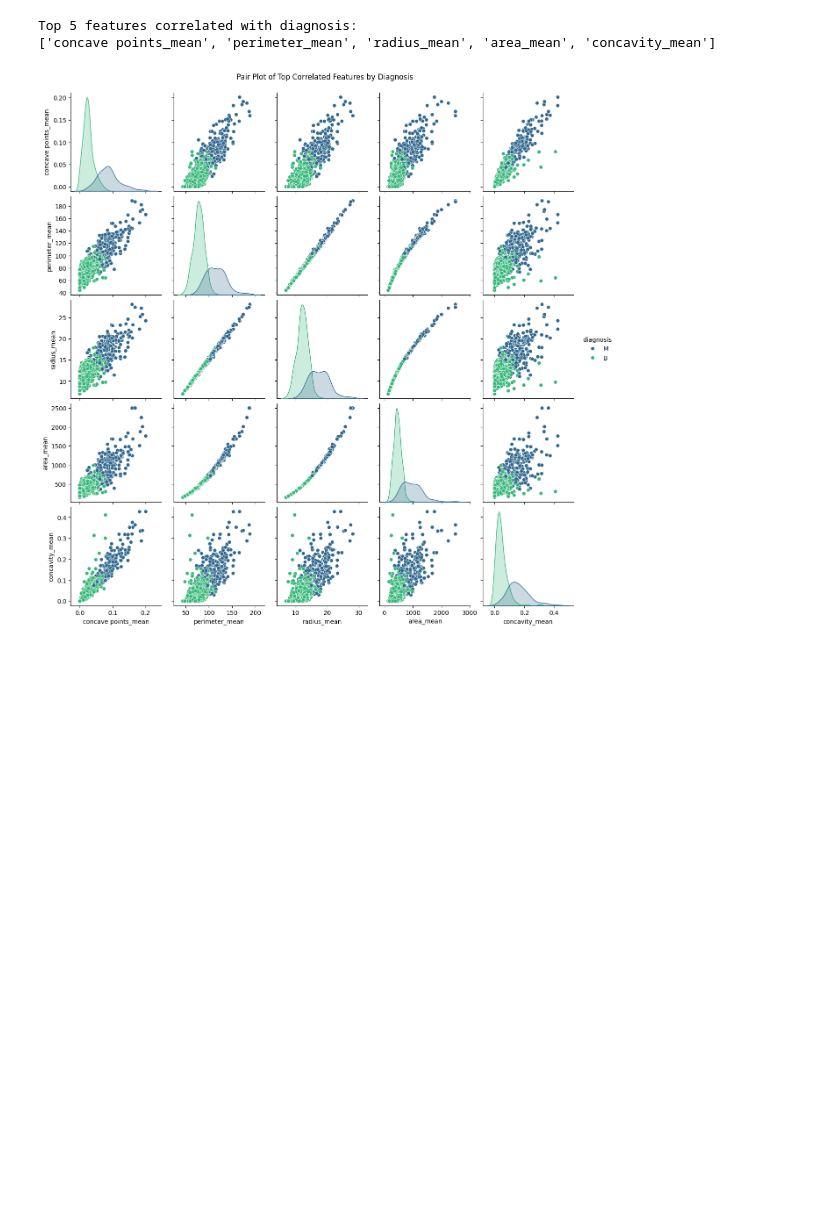
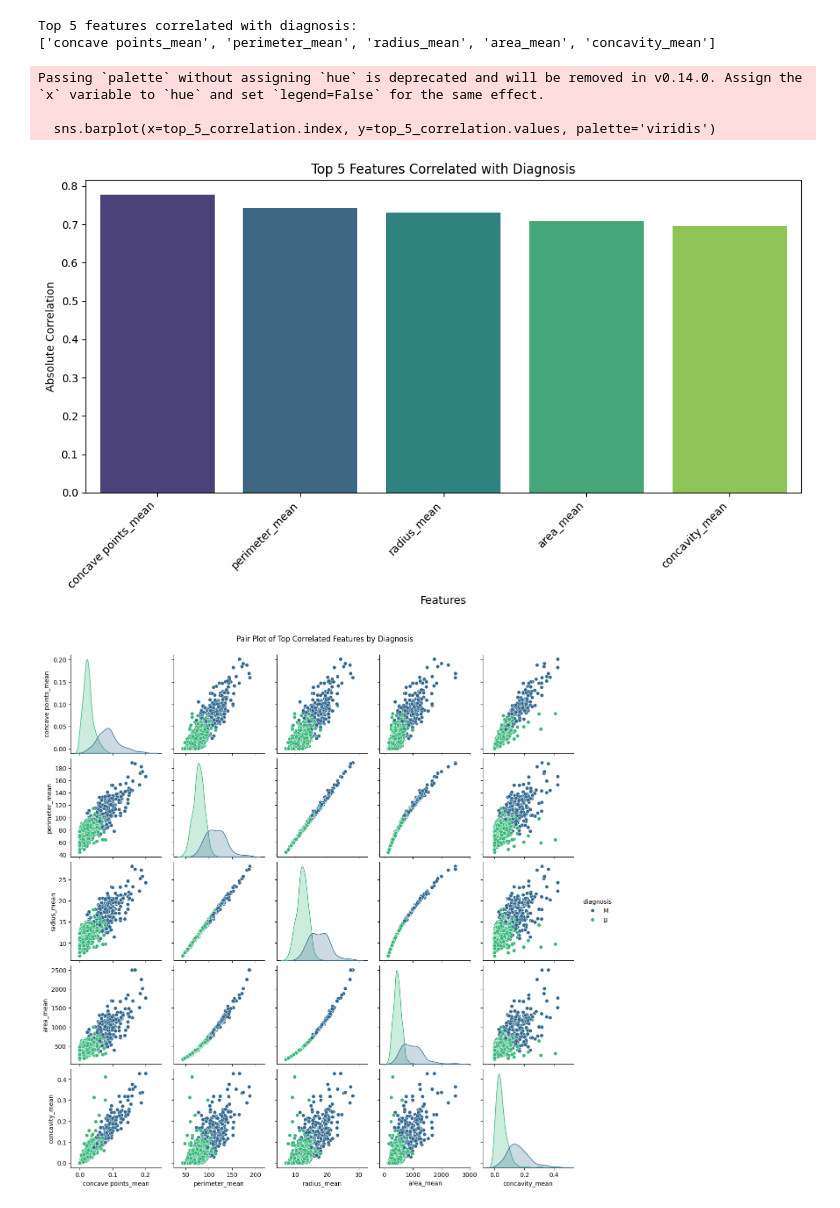
Before and after one commit to dindahanifa/mechine_learning, a Jupyter notebook: Breast_Cancer.ipynb, the cells around one changed output. Cells and saved outputs as stored; diff of their text form; code cells hidden in the pictures; blank space fills up the shorter version.

```diff
--- a/Breast_Cancer.ipynb
+++ b/Breast_Cancer.ipynb
@@ -293,6 +293,33 @@ print(top_features)
 # %% [output]
 Top 5 features correlated with diagnosis:
 ['concave points_mean', 'perimeter_mean', 'radius_mean', 'area_mean', 'concavity_mean']
+# %%
+import matplotlib.pyplot as plt
+import seaborn as sns
+
+# Re-calculate correlation to include diagnosis_numeric
+data['diagnosis_numeric'] = data['diagnosis'].apply(lambda x: 1 if x == 'M' else 0)
+correlation_with_diagnosis = data.corr(numeric_only=True)['diagnosis_numeric'].abs().sort_values(ascending=False)
+
+# Get the top 5 features (excluding diagnosis_numeric itself)
+top_5_correlation = correlation_with_diagnosis[1:].head(5)
+
+plt.figure(figsize=(10, 6))
+sns.barplot(x=top_5_correlation.index, y=top_5_correlation.values, palette='viridis')
+plt.title('Top 5 Features Correlated with Diagnosis')
+plt.xlabel('Features')
+plt.ylabel('Absolute Correlation')
+plt.xticks(rotation=45, ha='right')
+plt.tight_layout()
+plt.show()
+
+# Drop the temporary numeric diagnosis column
+data.drop('diagnosis_numeric', axis=1, inplace=True)
+# %% [output]
+Passing `palette` without assigning `hue` is deprecated and will be removed in v0.14.0. Assign the `x` variable to `hue` and set `legend=False` for the same effect.
+
+  sns.barplot(x=top_5_correlation.index, y=top_5_correlation.values, palette='viridis')
+[figure, added]
 # %%
 # Generate scatter plots for pairs of top features, colored by diagnosis
 sns.pairplot(data, vars=top_features, hue='diagnosis', palette='viridis')
```
Also changed, not shown: parts of 6 cells of this notebook.
